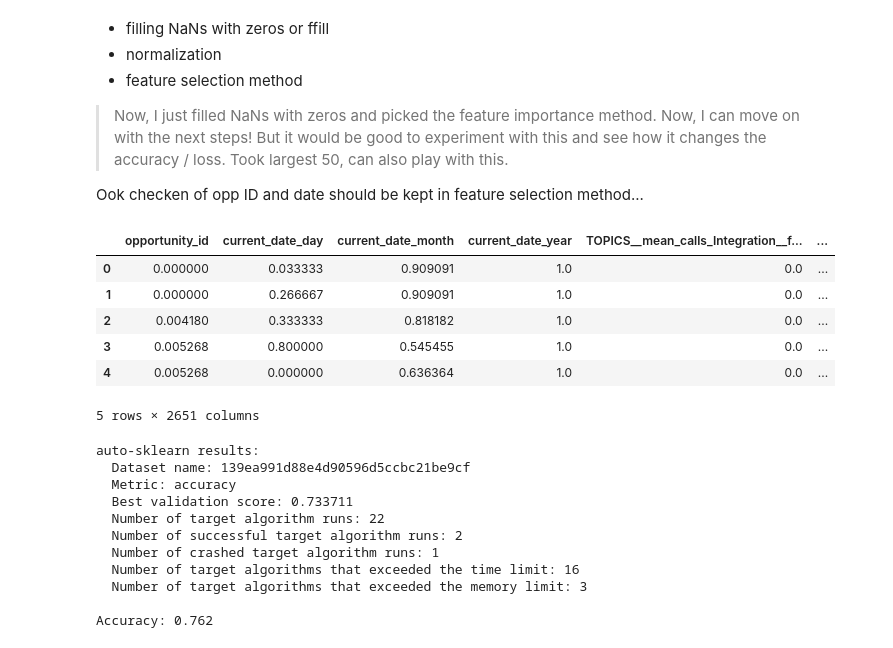
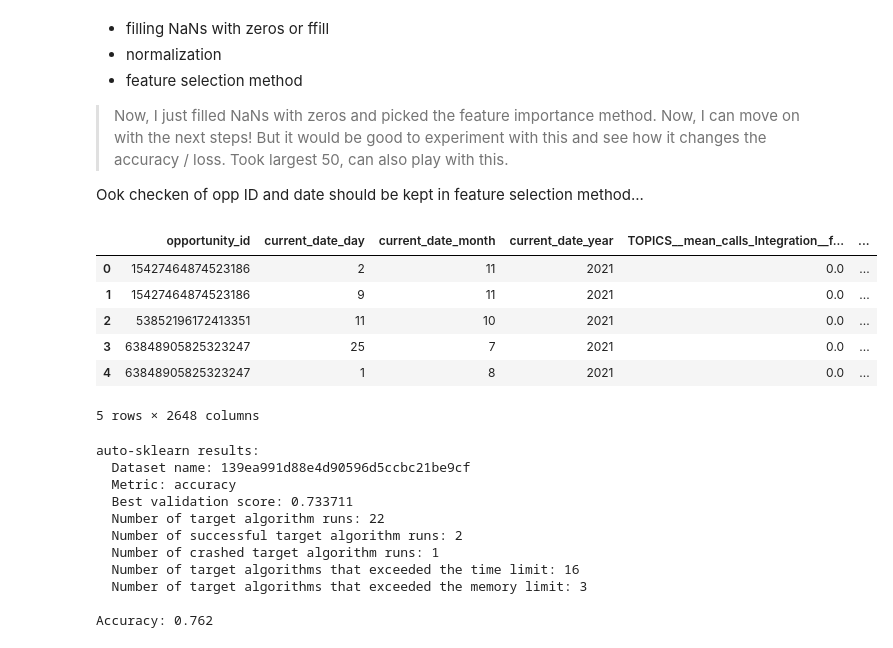
Before and after one commit to annemiekvdleest/Machine_Learning, a Jupyter notebook: ML_project1.ipynb, the cells around one changed output. Drawn from its saved outputs; the diff is of its cells as text; code cells hidden in the pictures.

```diff
--- a/ML_project1.ipynb
+++ b/ML_project1.ipynb
@@ -126,29 +126,36 @@ Ook checken of opp ID and date should be kept in feature selection method...
 # %%
 # NaNs
 df = df.fillna(0)
 # https://www.kaggle.com/code/rtatman/data-cleaning-challenge-handling-missing-values/notebook
 # deze checken
 
 # Normalization is useful when your data has varying scales and the algorithm you are using
 # does not make assumptions about the distribution of your data, such as k-nearest neighbors and artificial neural networks.
 from sklearn import preprocessing
 scaler = preprocessing.MinMaxScaler()
-col = df.columns
-d = scaler.fit_transform(df)
-scaled_df = pd.DataFrame(d, columns=col) #transform back to dataframe
-scaled_df.head()
+
+numeric= df.select_dtypes(include=np.number) # get numerical values!!
+numeric.head()
+
+# only normalize numerical values??? check this on google!
+
+
+# col = df.columns
+# d = scaler.fit_transform(df)
+# scaled_df = pd.DataFrame(d, columns=col) #transform back to dataframe
+# scaled_df.head()
 
 
 # https://machinelearningmastery.com/standardscaler-and-minmaxscaler-transforms-in-python/
 # normalization -> kNN
 # %% [output]
 |  | opportunity_id | current_date_day | current_date_month | current_date_year | TOPICS__mean_calls_Integration__f... | ... |
-| 0 | 0.000000 | 0.033333 | 0.909091 | 1.0 | 0.0 | ... |
-| 1 | 0.000000 | 0.266667 | 0.909091 | 1.0 | 0.0 | ... |
-| 2 | 0.004180 | 0.333333 | 0.818182 | 1.0 | 0.0 | ... |
-| 3 | 0.005268 | 0.800000 | 0.545455 | 1.0 | 0.0 | ... |
-| 4 | 0.005268 | 0.000000 | 0.636364 | 1.0 | 0.0 | ... |
+| 0 | 15427464874523186 | 2 | 11 | 2021 | 0.0 | ... |
+| 1 | 15427464874523186 | 9 | 11 | 2021 | 0.0 | ... |
+| 2 | 53852196172413351 | 11 | 10 | 2021 | 0.0 | ... |
+| 3 | 63848905825323247 | 25 | 7 | 2021 | 0.0 | ... |
+| 4 | 63848905825323247 | 1 | 8 | 2021 | 0.0 | ... |
-5 rows × 2651 columns
+5 rows × 2648 columns
 # %%
 X = df.iloc[:,:-1]
 y = df.iloc[:,len(df.columns)-1]
```
